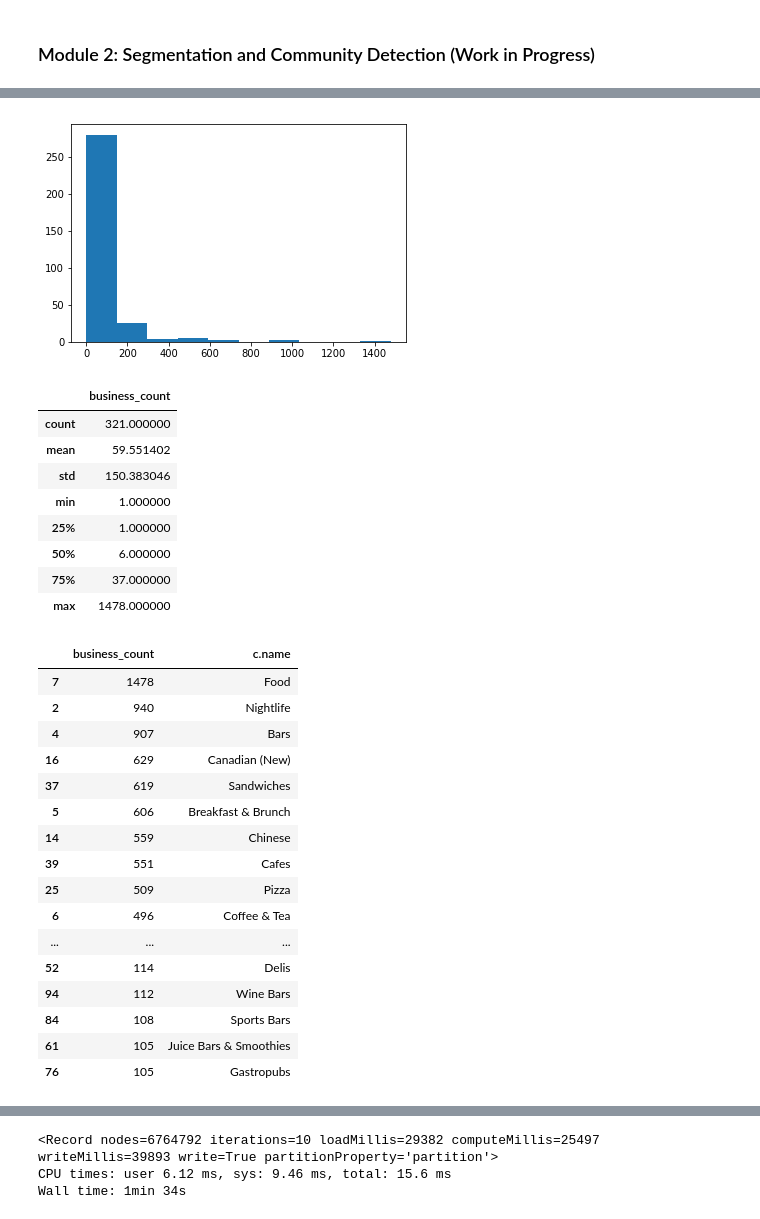
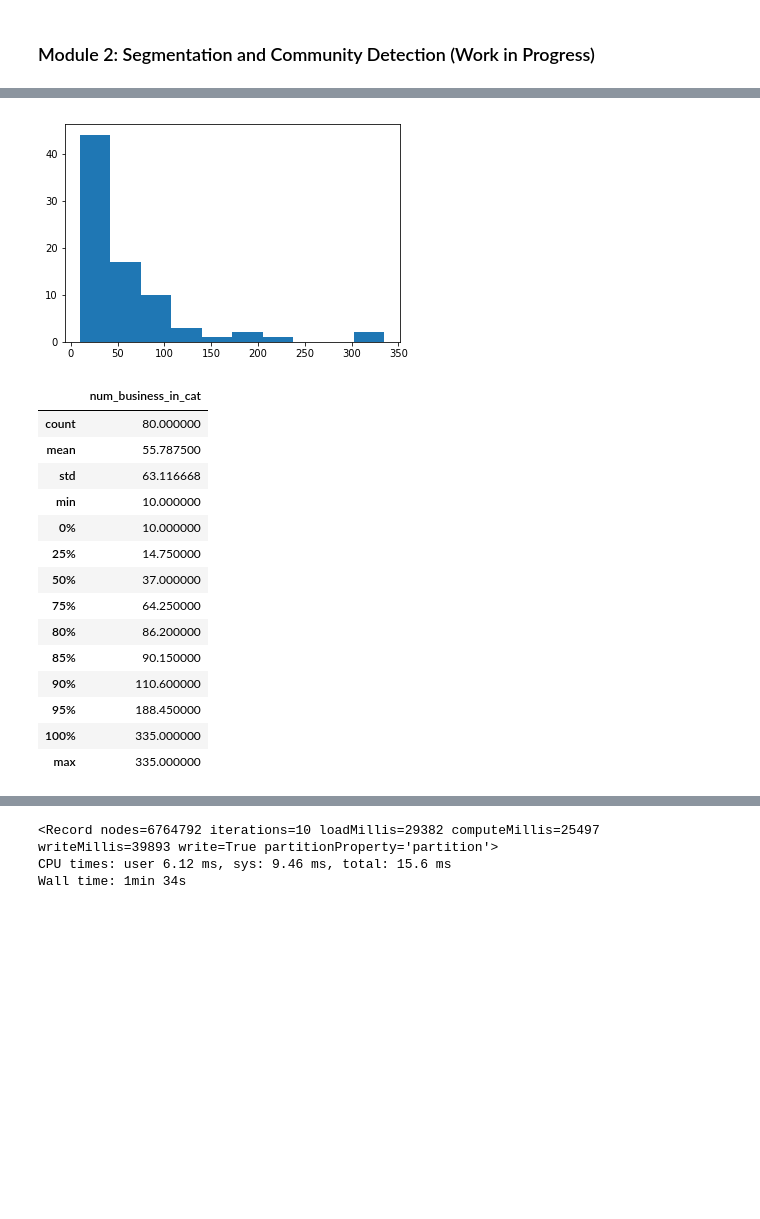
Before and after one commit to neo4j-contrib/neo4j-data-science-yelp, a Jupyter notebook: notebooks/neo4j_yelp_02_community_detection.ipynb, the cells around one changed output, grey strips where cells are left out. Drawn from its saved outputs; the diff is of its cells as text; code cells hidden in the pictures; blank space fills up the shorter version.

```diff
--- a/notebooks/neo4j_yelp_02_community_detection.ipynb
+++ b/notebooks/neo4j_yelp_02_community_detection.ipynb
@@ -61,41 +53,25 @@ Wall time: 53.1 ms
-# %%
-plt.hist(result_df['business_count'])
-plt.show()
-
-result_df.describe()
-# %% [output]
-[figure, removed]
-|  | business_count |
-| count | 321.000000 |
-| mean | 59.551402 |
-| std | 150.383046 |
-| min | 1.000000 |
-| 25% | 1.000000 |
-| 50% | 6.000000 |
-| 75% | 37.000000 |
-| max | 1478.000000 |
-# %%
-# for now, use categories with at least 10 businesses
-result_df_new = result_df[result_df['business_count'] >= 100]
-display(result_df_new.sort_values('business_count',ascending=False))
-# %% [output]
-|  | business_count | c.name |
-| 7 | 1478 | Food |
-| 2 | 940 | Nightlife |
-| 4 | 907 | Bars |
-| 16 | 629 | Canadian (New) |
-| 37 | 619 | Sandwiches |
-| 5 | 606 | Breakfast & Brunch |
-| 14 | 559 | Chinese |
-| 39 | 551 | Cafes |
-| 25 | 509 | Pizza |
-| 6 | 496 | Coffee & Tea |
-| ... | ... | ... |
-| 52 | 114 | Delis |
-| 94 | 112 | Wine Bars |
-| 84 | 108 | Sports Bars |
-| 61 | 105 | Juice Bars & Smoothies |
-| 76 | 105 | Gastropubs |
+# %%
+plt.hist(result_df['num_business_in_cat'])
+plt.show()
+
+result_df.describe([0,0.25, 0.5,0.75,0.8,0.85,0.9,0.95,1])
+# %% [output]
+[figure, added]
+|  | num_business_in_cat |
+| count | 80.000000 |
+| mean | 55.787500 |
+| std | 63.116668 |
+| min | 10.000000 |
+| 0% | 10.000000 |
+| 25% | 14.750000 |
+| 50% | 37.000000 |
+| 75% | 64.250000 |
+| 80% | 86.200000 |
+| 85% | 90.150000 |
+| 90% | 110.600000 |
+| 95% | 188.450000 |
+| 100% | 335.000000 |
+| max | 335.000000 |
 # %%
 %%time
 # find average number of categories a business can belong to, as well as min and max
```
Also changed, not shown: parts of 21 cells of this notebook.
